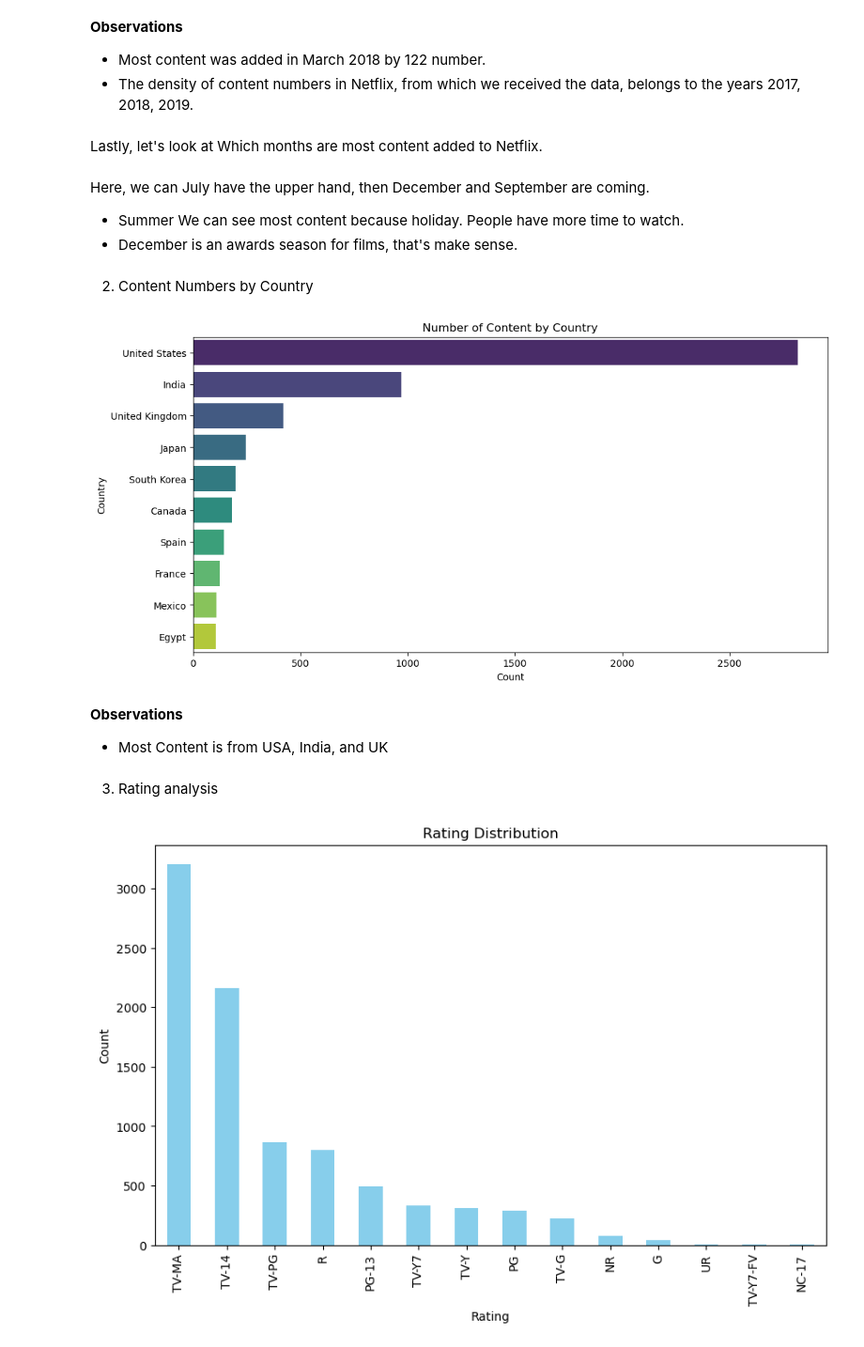
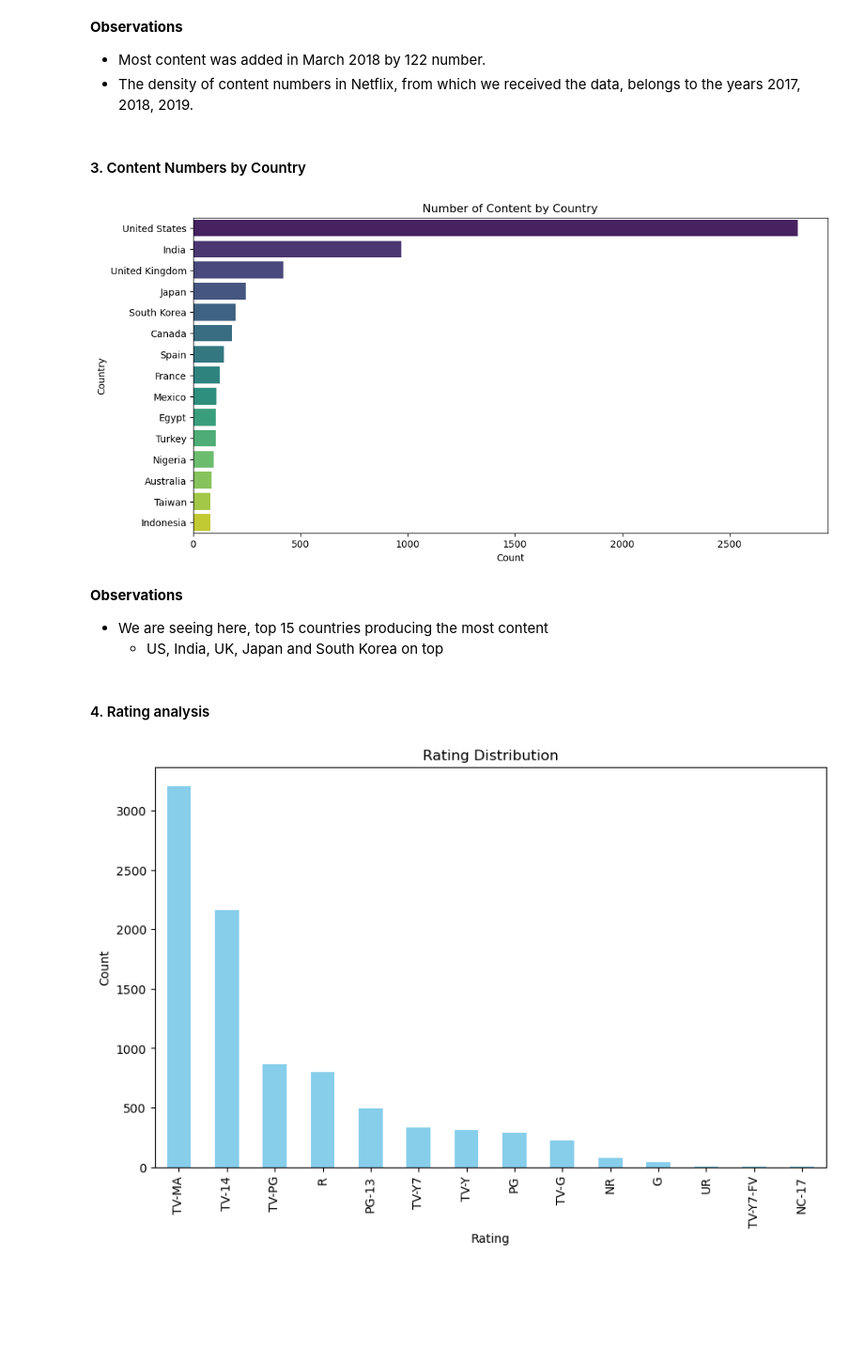
Before and after one commit to enescatagan/Netflix-EDA, a Jupyter notebook: netflix_eda.ipynb, the cells around one changed output. Shown at 94% size. Saved outputs shown, nothing was run; the diff lists cells and outputs as text; code cells hidden in the pictures; blank space fills up the shorter version.

```diff
--- a/netflix_eda.ipynb
+++ b/netflix_eda.ipynb
@@ -411,5 +404,3 @@ plt.show()
 **Observations**
 * Most content was added in March 2018 by 122 number.
 * The density of content numbers in Netflix, from which we received the data, belongs to the years 2017, 2018, 2019.
-# %% [markdown]
-Lastly, let's look at Which months are most content added to Netflix.
@@ -433,37 +407,34 @@ fig.show()
-# %% [markdown]
-Here, we can July have the upper hand, then December and September are coming.
-* Summer We can see most content because holiday. People have more time to watch.
-* December is an awards season for films, that's make sense.
 # %% [markdown]
-2. Content Numbers by Country
+#### 3. Content Numbers by Country
 # %%
 # Filter out rows with 'missing' in the 'country' column
 filtered_df = df[df['country'] != 'missing'].copy()
 
 # Count the occurrences of each country
 country_counts = filtered_df['country'].value_counts()
 
 # Select the top 10 countries with the most content
-top_countries = country_counts.head(10)
+top_countries = country_counts.head(15)
 
 # Create a bar plot
 plt.figure(figsize=(12, 6))  # Set the figure size
 sns.barplot(x=top_countries.values, y=top_countries.index, palette='viridis')
 
 # Add labels and title
 plt.xlabel('Count')
 plt.ylabel('Country')
 plt.title('Number of Content by Country')
 
 # Display the plot
 plt.show()
 # %% [output]
-[figure, old version]
+[figure, new version]
-# %% [markdown]
-**Observations**
-* Most Content is from USA, India, and UK
+# %% [markdown]
+**Observations**
+* We are seeing here, top 15 countries producing the most content
+  * US, India, UK, Japan and South Korea on top
 # %% [markdown]
-3. Rating analysis
+#### 4. Rating analysis
 # %%
 # Filter out rows with 'missing' in the 'rating' column
 filtered_df = df[df['rating'] != 'missing'].copy()
```
Also changed, not shown: parts of 16 cells of this notebook.
